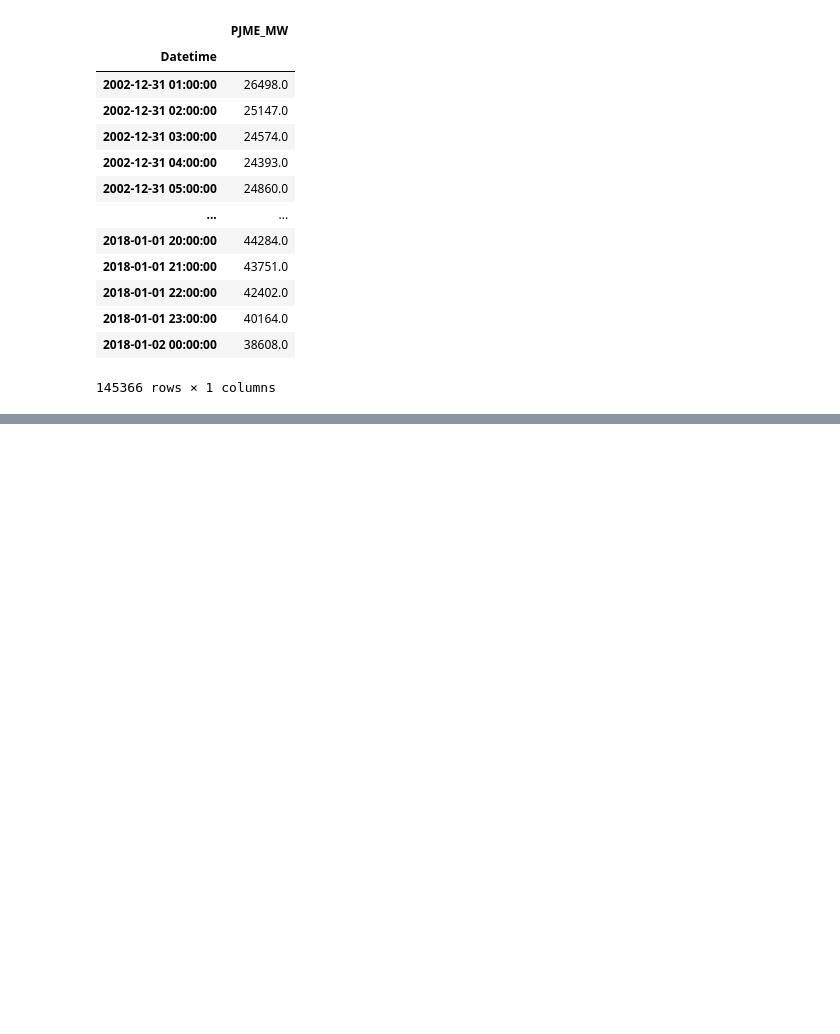
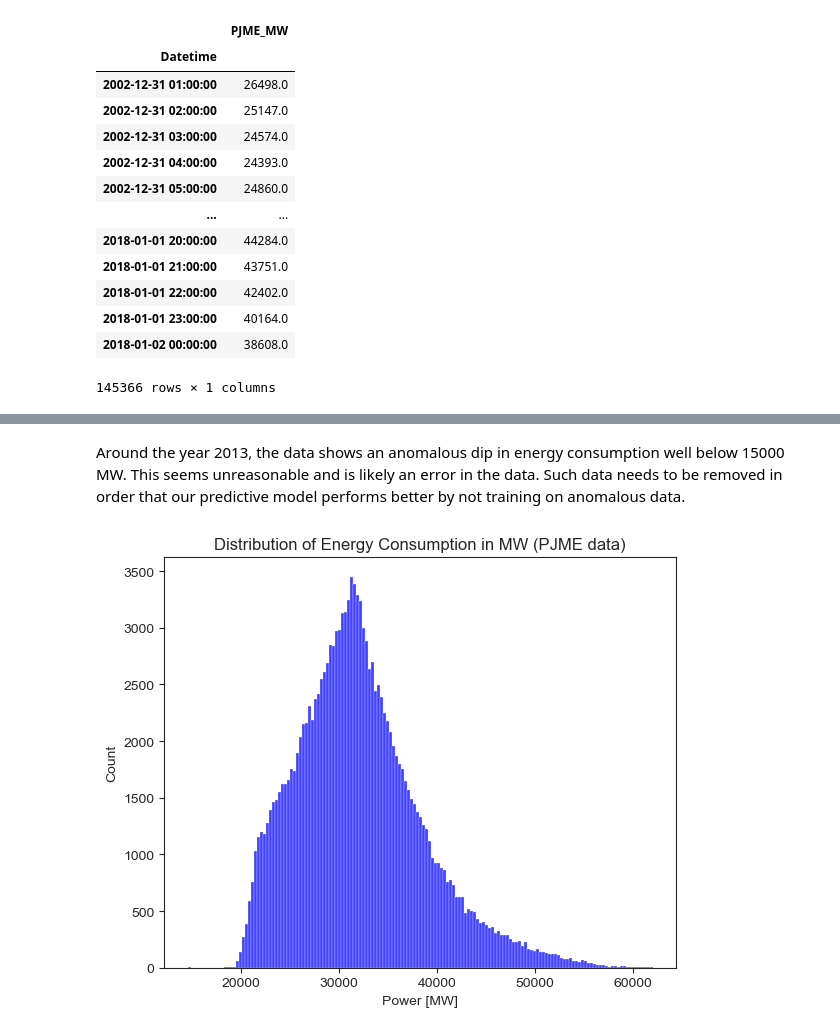
Before and after one commit to Gregoritsch3/ML_EDA_Regression_EnergyConsumptionForecasting, a Jupyter notebook: ML_EDA_EnergyForecast.ipynb, the cells around one changed output, grey strips where cells are left out. Drawn from its saved outputs; the diff is of its cells as text; code cells hidden in the pictures; blank space fills up the shorter version.

```diff
--- a/ML_EDA_EnergyForecast.ipynb
+++ b/ML_EDA_EnergyForecast.ipynb
@@ -116,0 +120,13 @@ plt.show
+# %% [markdown]
+Around the year 2013, the data shows an anomalous dip in energy consumption well below 15000 MW. This seems unreasonable and is likely an error in the data. Such data needs to be removed in order that our predictive model performs better by not training on anomalous data.
+# %%
+#Distribution Plot for energy consumption (with outliers)
+fig = plt.figure(figsize=(6,5))
+sns.histplot(data=data, x='PJME_MW', color='b')
+plt.title('Distribution of Energy Consumption in MW (PJME data)')
+plt.xlabel('Power [MW]')
+plt.tight_layout()
+plt.savefig('images/01_EnergyDistributionOutlier.png', bbox_inches='tight')
+plt.show()
+# %% [output]
+[figure, added]
```
Also changed, not shown: parts of 34 cells of this notebook, 13 other files.
